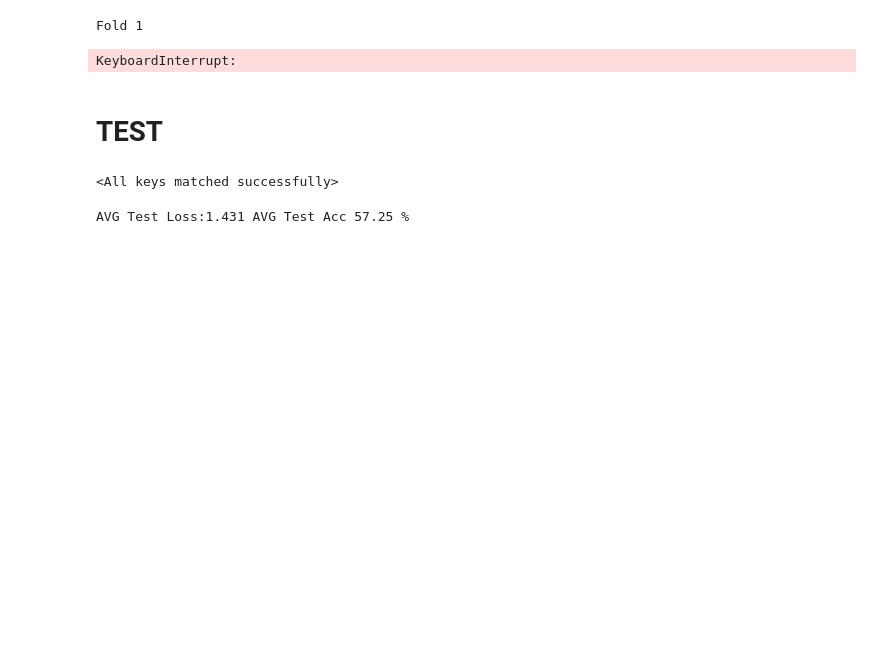
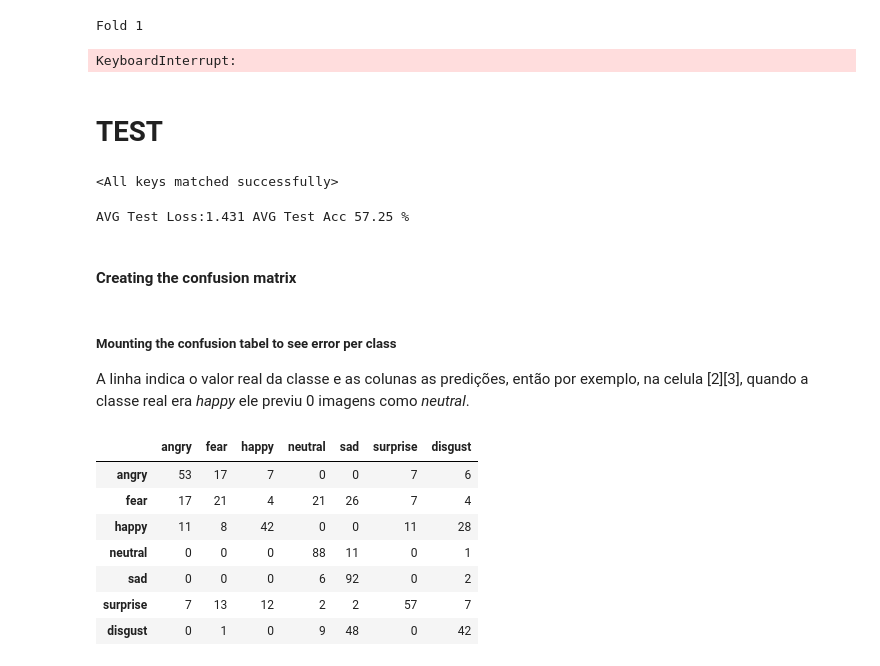
Before and after one commit to SALIPE/Face-Expression-Detection, a Jupyter notebook: fer_cnn.ipynb, the cells around one changed output. Drawn from its saved outputs; the diff is of its cells as text; code cells hidden in the pictures; blank space fills up the shorter version.

```diff
--- a/fer_cnn.ipynb
+++ b/fer_cnn.ipynb
@@ -83,9 +82,9 @@ class ConvolutionNeuralNetwork(nn.Module):
 
         self.pool1 = nn.MaxPool2d(2,2)
 
-        self.conv3 = nn.Conv2d(in_channels=24, out_channels=48, kernel_size=3, stride=1, padding=1)
+        self.conv3 = nn.Conv2d(in_channels=24, out_channels=48, kernel_size=5, stride=1, padding=1)
         self.bn3 = nn.BatchNorm2d(48)
-        self.conv4 = nn.Conv2d(in_channels=48, out_channels=48, kernel_size=3, stride=1, padding=1)
+        self.conv4 = nn.Conv2d(in_channels=48, out_channels=48, kernel_size=5, stride=1, padding=1)
         self.bn4 = nn.BatchNorm2d(48)
 
         self.pool2 = nn.MaxPool2d(2,2)
@@ -98,7 +97,7 @@ class ConvolutionNeuralNetwork(nn.Module):
 
         self.pool3 = nn.MaxPool2d(2,2)
 
-        self.fc1 = nn.Linear(96*6*6, 192)
+        self.fc1 = nn.Linear(96*5*5, 192)
         self.drop2=nn.Dropout(p=0.2)
 
         self.fc2 = nn.Linear(192, 96)
@@ -429,3 +372,5 @@ val_acc = val_correct / len(test_loaded.sampler) * 100
 print("AVG Test Loss:{:.3f} AVG Test Acc {:.2f} %".format(valid_loss,val_acc))
 # %% [output]
 AVG Test Loss:1.431 AVG Test Acc 57.25 %
+# %% [markdown]
+#### Creating the confusion matrix
@@ -431,0 +382,16 @@ AVG Test Loss:1.431 AVG Test Acc 57.25 %
+# %% [markdown]
+##### Mounting the confusion tabel to see error per class
+
+A linha indica o valor real da classe e as colunas as predições, então por exemplo, na celula [2][3], quando a classe real era *happy* ele previu 0 imagens como *neutral*.
+# %%
+dataframe = pd.DataFrame(cf_matrix, index=classes, columns=classes)
+dataframe
+# %% [output]
+|  | angry | fear | happy | neutral | sad | surprise | disgust |
+| angry | 53 | 17 | 7 | 0 | 0 | 7 | 6 |
+| fear | 17 | 21 | 4 | 21 | 26 | 7 | 4 |
+| happy | 11 | 8 | 42 | 0 | 0 | 11 | 28 |
+| neutral | 0 | 0 | 0 | 88 | 11 | 0 | 1 |
+| sad | 0 | 0 | 0 | 6 | 92 | 0 | 2 |
+| surprise | 7 | 13 | 12 | 2 | 2 | 57 | 7 |
+| disgust | 0 | 1 | 0 | 9 | 48 | 0 | 42 |
```
Also changed, not shown: parts of 10 cells of this notebook, 7 other files.
